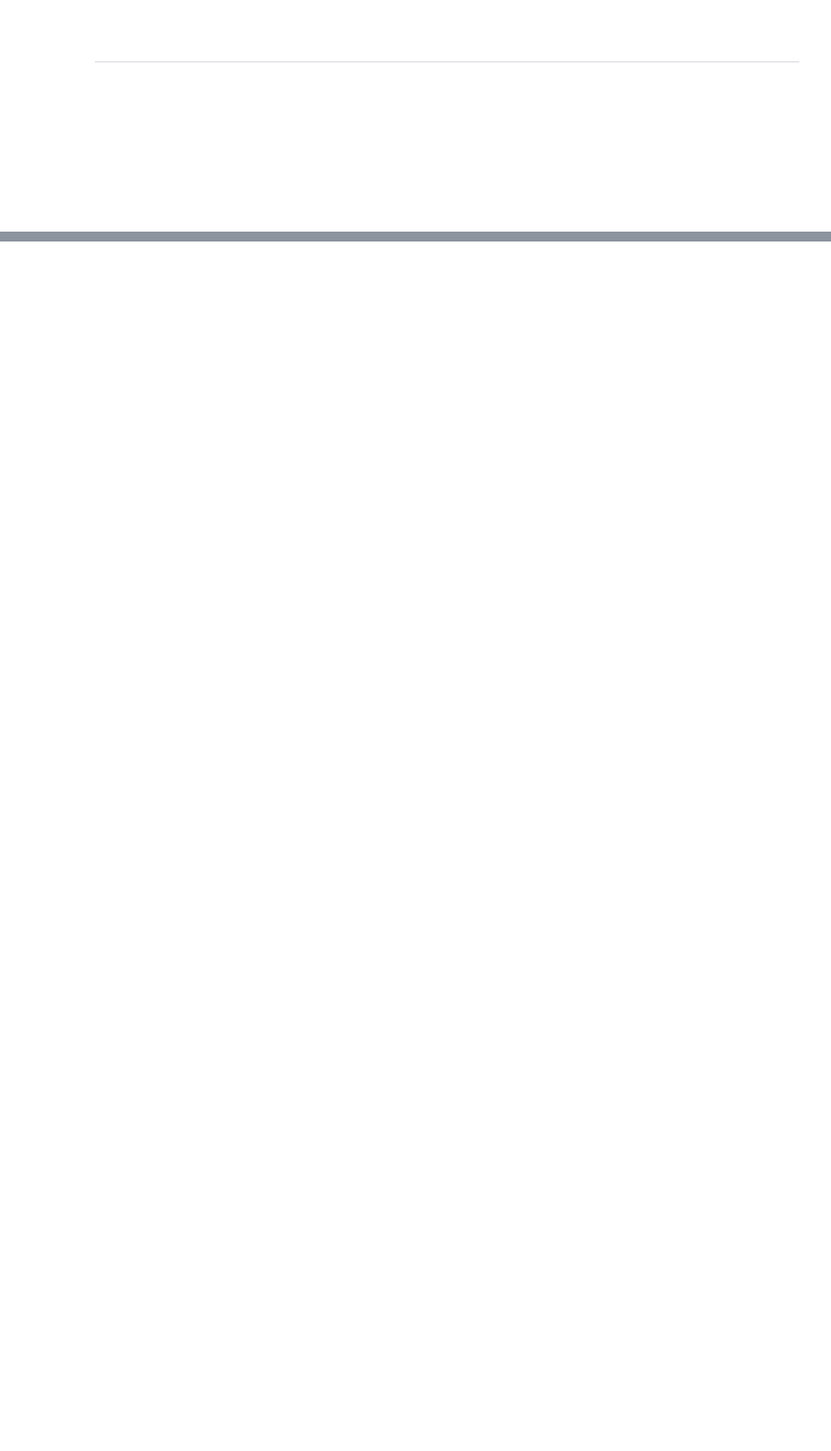
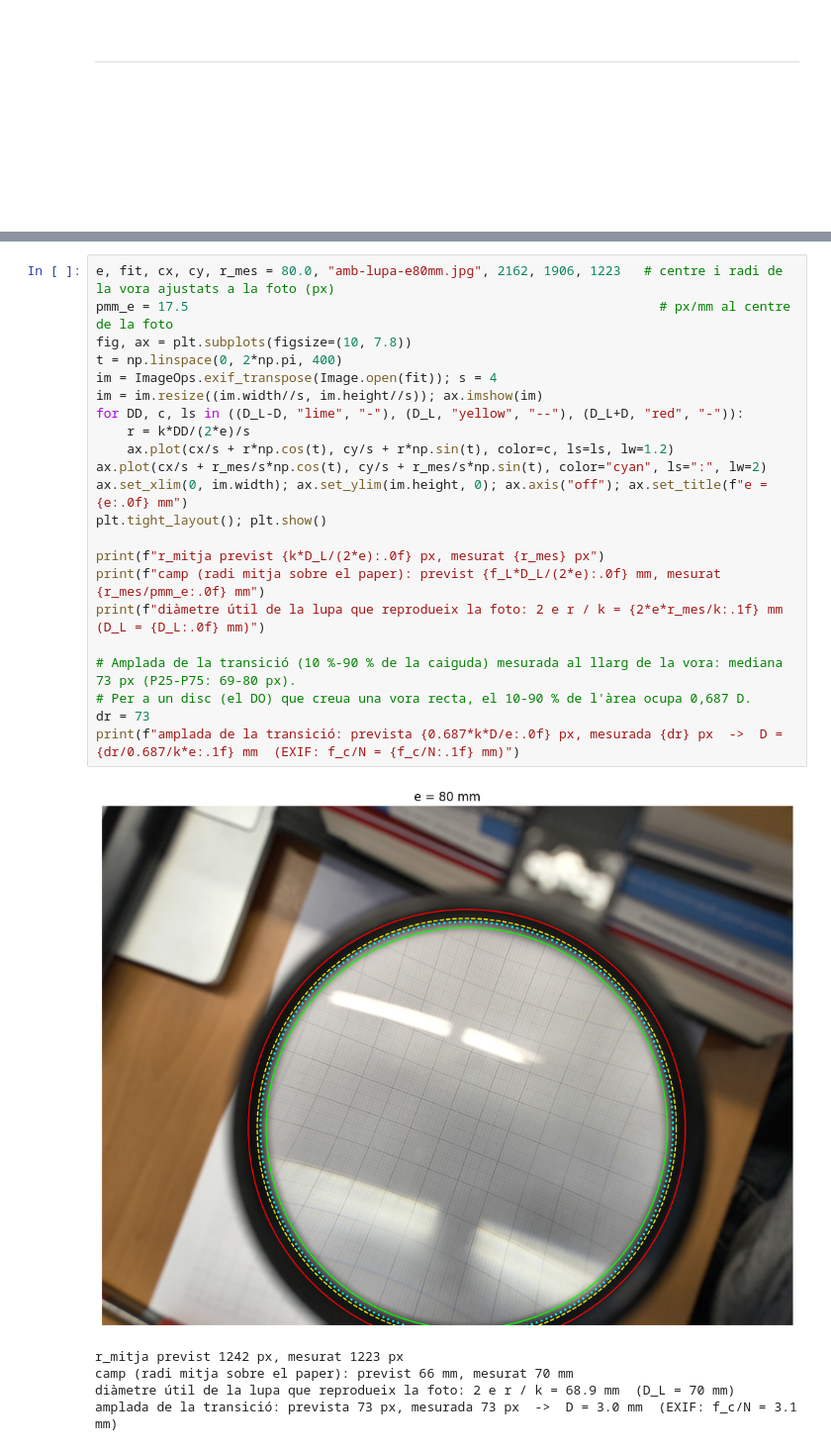
Before and after one commit to opticaUB/Avaluacio_Continuada, a Jupyter notebook: 1. Optica_Geometrica/2026_tardor/Exercici_AC1_2026_tardor_Lupa.ipynb, the cells around one changed output, grey strips where cells are left out. Shown at 99% size. Saved outputs shown, nothing was run; the diff lists cells and outputs as text; blank space fills up the shorter version.

```diff
--- a/1. Optica_Geometrica/2026_tardor/Exercici_AC1_2026_tardor_Lupa.ipynb
+++ b/1. Optica_Geometrica/2026_tardor/Exercici_AC1_2026_tardor_Lupa.ipynb
@@ -182,0 +325,28 @@ $$
+# %%
+e, fit, cx, cy, r_mes = 80.0, "amb-lupa-e80mm.jpg", 2162, 1906, 1223   # centre i radi de la vora ajustats a la foto (px)
+pmm_e = 17.5                                                             # px/mm al centre de la foto
+fig, ax = plt.subplots(figsize=(10, 7.8))
+t = np.linspace(0, 2*np.pi, 400)
+im = ImageOps.exif_transpose(Image.open(fit)); s = 4
+im = im.resize((im.width//s, im.height//s)); ax.imshow(im)
+for DD, c, ls in ((D_L-D, "lime", "-"), (D_L, "yellow", "--"), (D_L+D, "red", "-")):
+    r = k*DD/(2*e)/s
+    ax.plot(cx/s + r*np.cos(t), cy/s + r*np.sin(t), color=c, ls=ls, lw=1.2)
+ax.plot(cx/s + r_mes/s*np.cos(t), cy/s + r_mes/s*np.sin(t), color="cyan", ls=":", lw=2)
+ax.set_xlim(0, im.width); ax.set_ylim(im.height, 0); ax.axis("off"); ax.set_title(f"e = {e:.0f} mm")
+plt.tight_layout(); plt.show()
+
+print(f"r_mitja previst {k*D_L/(2*e):.0f} px, mesurat {r_mes} px")
+print(f"camp (radi mitja sobre el paper): previst {f_L*D_L/(2*e):.0f} mm, mesurat {r_mes/pmm_e:.0f} mm")
+print(f"diàmetre útil de la lupa que reprodueix la foto: 2 e r / k = {2*e*r_mes/k:.1f} mm  (D_L = {D_L:.0f} mm)")
+
+# Amplada de la transició (10 %-90 % de la caiguda) mesurada al llarg de la vora: mediana 73 px (P25-P75: 69-80 px).
+# Per a un disc (el DO) que creua una vora recta, el 10-90 % de l'àrea ocupa 0,687 D.
+dr = 73
+print(f"amplada de la transició: prevista {0.687*k*D/e:.0f} px, mesurada {dr} px  ->  D = {dr/0.687/k*e:.1f} mm  (EXIF: f_c/N = {f_c/N:.1f} mm)")
+# %% [output]
+[figure, added]
+r_mitja previst 1242 px, mesurat 1223 px
+camp (radi mitja sobre el paper): previst 66 mm, mesurat 70 mm
+diàmetre útil de la lupa que reprodueix la foto: 2 e r / k = 68.9 mm  (D_L = 70 mm)
+amplada de la transició: prevista 73 px, mesurada 73 px  ->  D = 3.0 mm  (EXIF: f_c/N = 3.1 mm)
```
Also changed, not shown: parts of 16 cells of this notebook, 6 other files.
